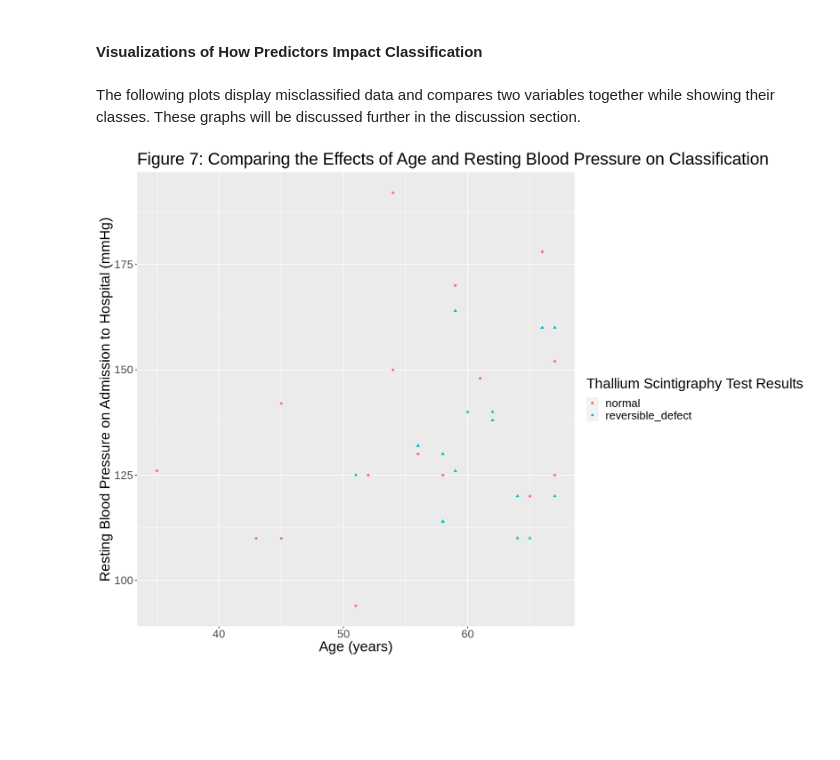
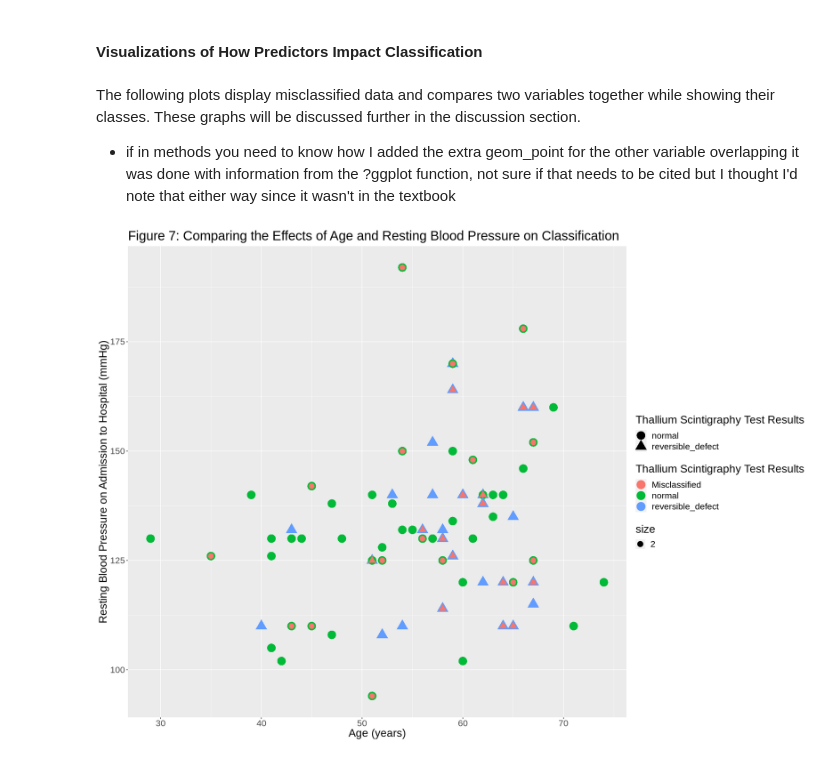
Before and after one commit to alanwake83/DSCI_group30_project, a Jupyter notebook: project_report.ipynb, the cells around one changed output. Saved outputs shown, nothing was run; the diff lists cells and outputs as text; code cells hidden in the pictures; blank space fills up the shorter version.

```diff
--- a/project_report.ipynb
+++ b/project_report.ipynb
@@ -374,18 +374,23 @@ Prediction          fixed_defect normal reversible_defect
 #### Visualizations of How Predictors Impact Classification
 # %% [markdown]
 The following plots display misclassified data and compares two variables together while showing their classes. These graphs will be discussed further in the discussion section.
+
+- if in methods you need to know how I added the extra geom_point for the other variable overlapping it was done with information from the ?ggplot function, not sure if that needs to be cited but I thought I'd note that either way since it wasn't in the textbook
-# %%
-cleveland_misclass <- cleveland_predictions |>
-                filter(.pred_class != thal)
-
-misclass_plot_1_pred <- ggplot(cleveland_misclass, aes(x = age, y = trestbps, color = .pred_class, shape = .pred_class)) +
-                geom_point() +
-                labs(x = "Age (years)", y = "Resting Blood Pressure on Admission to Hospital (mmHg)",
-                     title = "Figure 7: Comparing the Effects of Age and Resting Blood Pressure on Classification",
-                     color = "Thallium Scintigraphy Test Results", shape = "Thallium Scintigraphy Test Results") +
-                theme(text = element_text(size = 20))
-
-misclass_plot_1_pred
-# %% [output]
-[figure, removed]
+# %%
+options(repr.plot.width = 18, repr.plot.height = 13)
+cleveland_misclass <- cleveland_predictions |>
+                filter(.pred_class != thal) |>
+                mutate(misclassified = .pred_class)
+
+misclass_plot_1_pred <- ggplot(cleveland_predictions, aes(x = age, y = trestbps, color = .pred_class, shape = .pred_class)) +
+                geom_point(size = 7) +
+                geom_point(data = cleveland_misclass, aes(x = age, y = trestbps, color = 'Misclassified', size = 2)) +
+                labs(x = "Age (years)", y = "Resting Blood Pressure on Admission to Hospital (mmHg)",
+                     title = "Figure 7: Comparing the Effects of Age and Resting Blood Pressure on Classification",
+                     color = "Thallium Scintigraphy Test Results", shape = "Thallium Scintigraphy Test Results") +
+                theme(text = element_text(size = 20))
+
+misclass_plot_1_pred
+# %% [output]
+[figure, added]
 # %%
```
Also changed, not shown: parts of 3 cells of this notebook.
